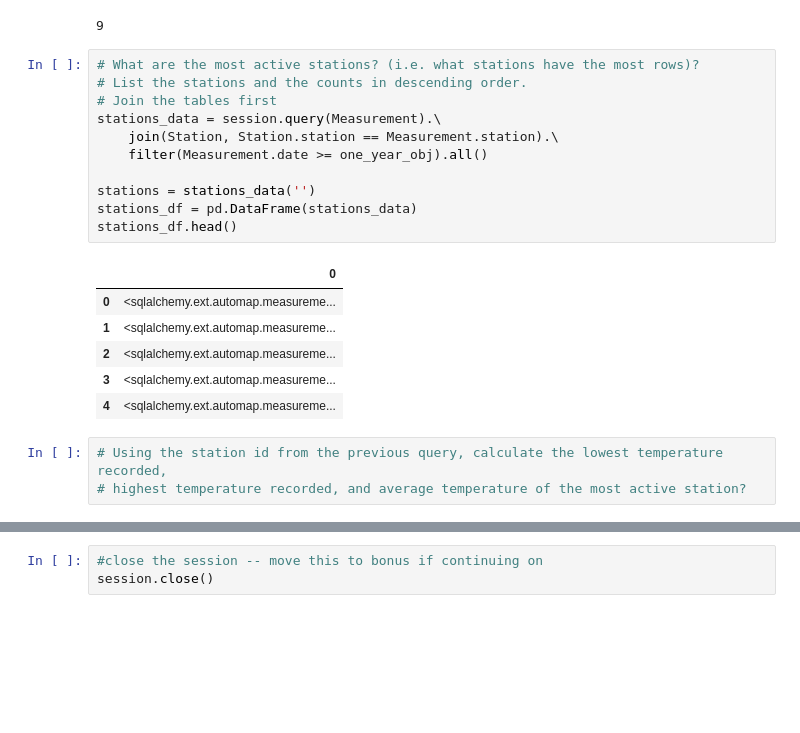
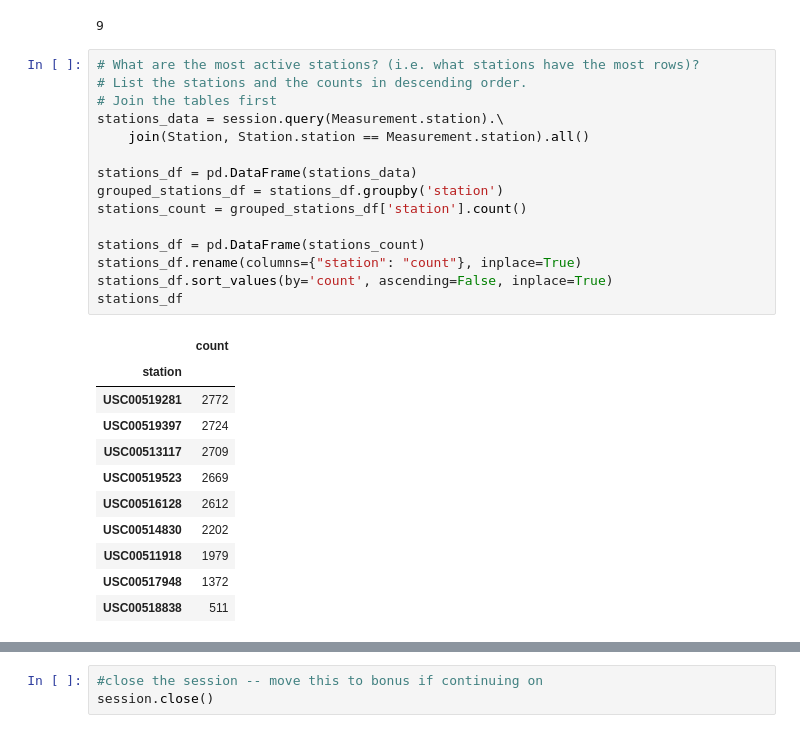
Before and after one commit to julieheadlee/sqlalchemy_challenge, a Jupyter notebook: climate_starter.ipynb, the cells around one changed output, grey strips where cells are left out. Drawn from its saved outputs; the diff is of its cells as text; blank space fills up the shorter version.

```diff
--- a/climate_starter.ipynb
+++ b/climate_starter.ipynb
@@ -93,21 +93,27 @@ count_station
 # %%
 # What are the most active stations? (i.e. what stations have the most rows)?
 # List the stations and the counts in descending order.
 # Join the tables first
-stations_data = session.query(Measurement).\
-    join(Station, Station.station == Measurement.station).\
-    filter(Measurement.date >= one_year_obj).all()
+stations_data = session.query(Measurement.station).\
+    join(Station, Station.station == Measurement.station).all()
 
-stations = stations_data('')
 stations_df = pd.DataFrame(stations_data)
-stations_df.head()
+grouped_stations_df = stations_df.groupby('station')
+stations_count = grouped_stations_df['station'].count()
+
+stations_df = pd.DataFrame(stations_count)
+stations_df.rename(columns={"station": "count"}, inplace=True)
+stations_df.sort_values(by='count', ascending=False, inplace=True)
+stations_df
 # %% [output]
-|  | 0 |
-| 0 | <sqlalchemy.ext.automap.measureme... |
-| 1 | <sqlalchemy.ext.automap.measureme... |
-| 2 | <sqlalchemy.ext.automap.measureme... |
-| 3 | <sqlalchemy.ext.automap.measureme... |
-| 4 | <sqlalchemy.ext.automap.measureme... |
+|  | count |
+| station |  |
+| USC00519281 | 2772 |
+| USC00519397 | 2724 |
+| USC00513117 | 2709 |
+| USC00519523 | 2669 |
+| USC00516128 | 2612 |
+| USC00514830 | 2202 |
+| USC00511918 | 1979 |
+| USC00517948 | 1372 |
+| USC00518838 | 511 |
-# %%
-# Using the station id from the previous query, calculate the lowest temperature recorded,
-# highest temperature recorded, and average temperature of the most active station?
```
Also changed, not shown: parts of 4 cells of this notebook.
